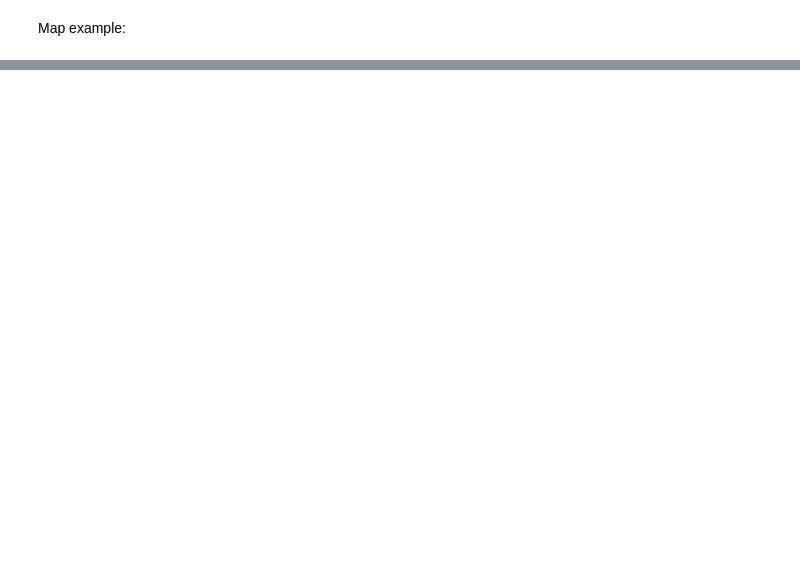
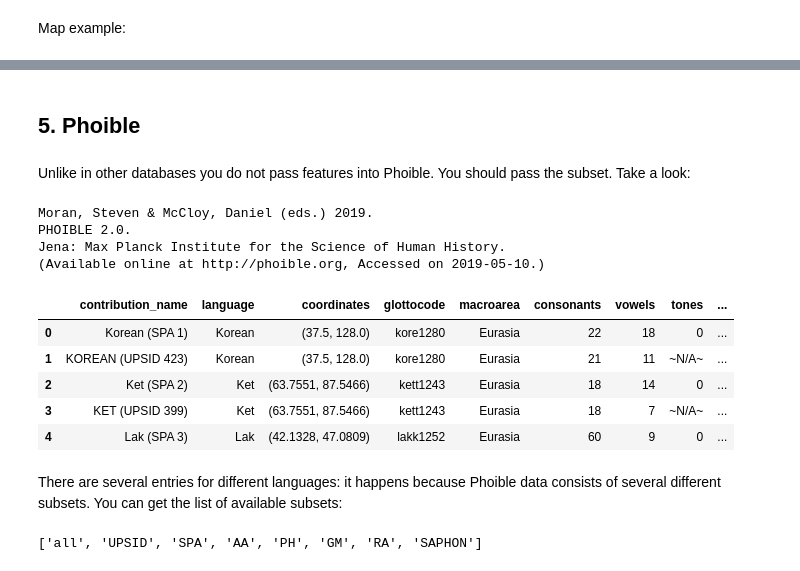
Before and after one commit to OneAdder/lingtypology, a Jupyter notebook: docs/db_apis.ipynb, the cells around one changed output, grey strips where cells are left out. Cells and saved outputs as stored; diff of their text form; code cells hidden in the pictures; blank space fills up the shorter version.

```diff
--- a/docs/db_apis.ipynb
+++ b/docs/db_apis.ipynb
@@ -175,2 +176,4 @@ m._create_map()
 # %% [output]
 [interactive output not drawn]
+# %% [markdown]
+## 5. Phoible <a name="phoible"></a>
@@ -176,0 +182,23 @@ m._create_map()
+# %% [markdown]
+Unlike in other databases you do not pass features into Phoible. You should pass the subset.
+Take a look:
+# %%
+p = Phoible()
+p.get_df().head()
+# %% [output]
+Moran, Steven & McCloy, Daniel (eds.) 2019.
+PHOIBLE 2.0.
+Jena: Max Planck Institute for the Science of Human History.
+(Available online at http://phoible.org, Accessed on 2019-05-10.)
+|  | contribution_name | language | coordinates | glottocode | macroarea | consonants | vowels | tones | ... |
+| 0 | Korean (SPA 1) | Korean | (37.5, 128.0) | kore1280 | Eurasia | 22 | 18 | 0 | ... |
+| 1 | KOREAN (UPSID 423) | Korean | (37.5, 128.0) | kore1280 | Eurasia | 21 | 11 | ~N/A~ | ... |
+| 2 | Ket (SPA 2) | Ket | (63.7551, 87.5466) | kett1243 | Eurasia | 18 | 14 | 0 | ... |
+| 3 | KET (UPSID 399) | Ket | (63.7551, 87.5466) | kett1243 | Eurasia | 18 | 7 | ~N/A~ | ... |
+| 4 | Lak (SPA 3) | Lak | (42.1328, 47.0809) | lakk1252 | Eurasia | 60 | 9 | 0 | ... |
+# %% [markdown]
+There are several entries for different languages: it happens because Phoible data consists of several different subsets. You can get the list of available subsets:
+# %%
+p.subsets_list
+# %% [output]
+['all', 'UPSID', 'SPA', 'AA', 'PH', 'GM', 'RA', 'SAPHON']
```
Also changed, not shown: parts of 14 cells of this notebook, 3 other files.
